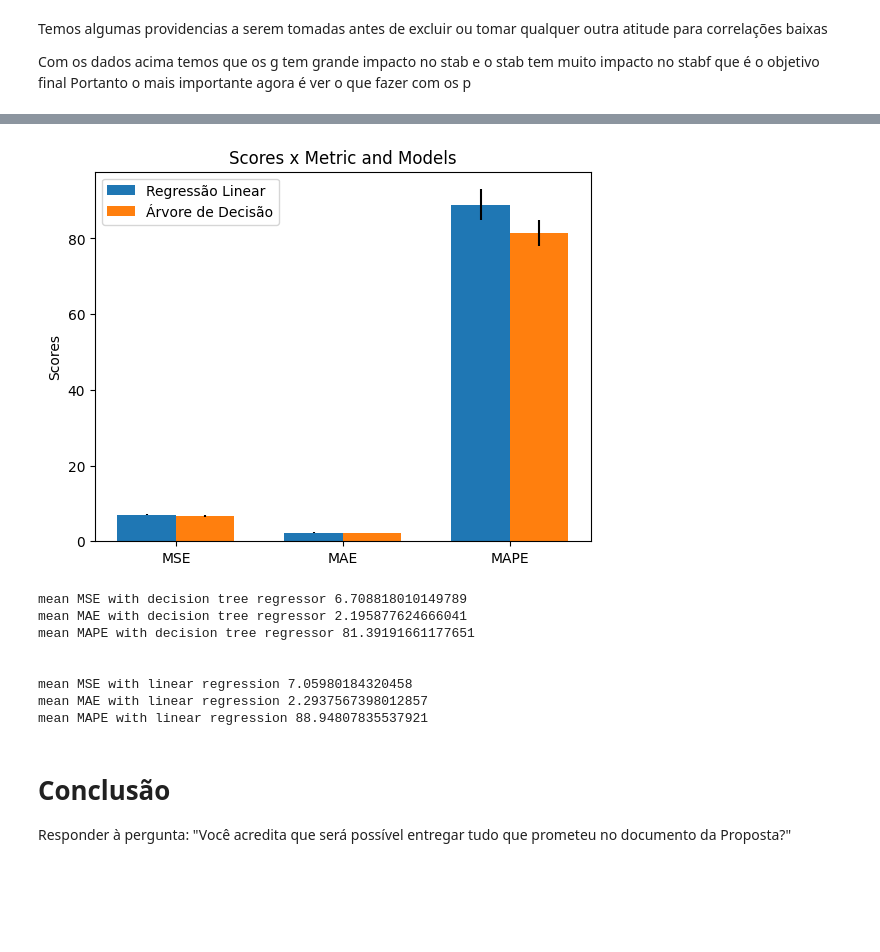
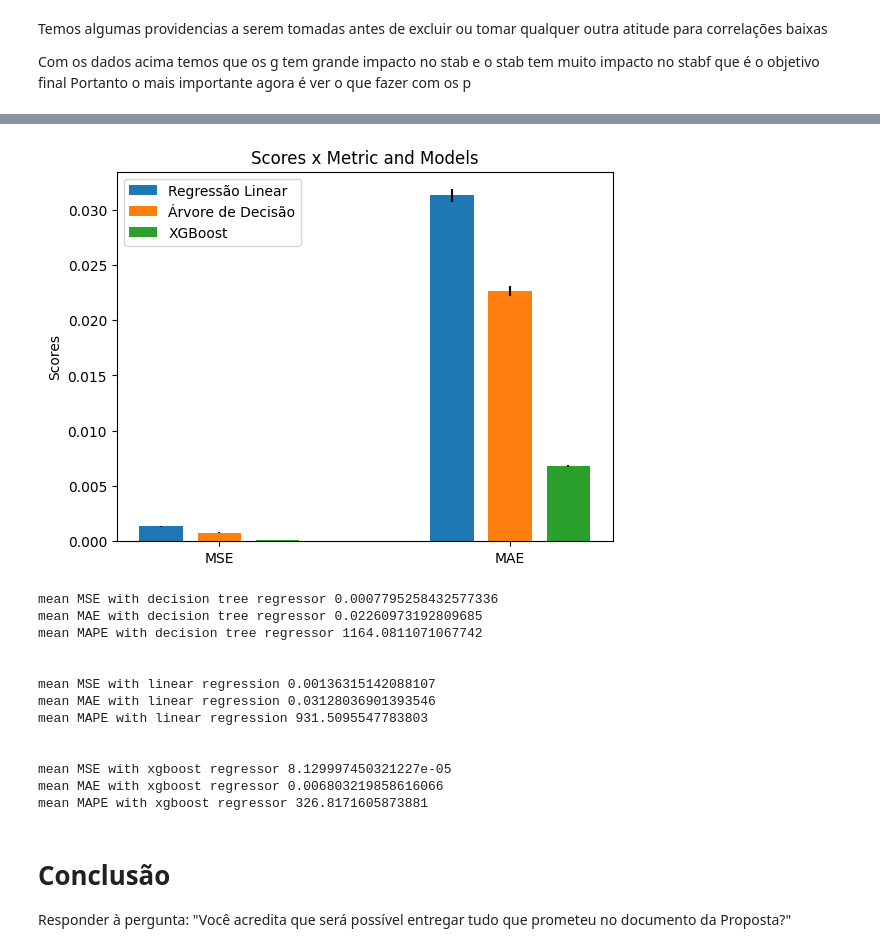
Before and after one commit to masterkey-07/smartgrid-ai-project, a Jupyter notebook: src/concept_proof.ipynb, the cells around one changed output, grey strips where cells are left out. Saved outputs shown, nothing was run; the diff lists cells and outputs as text; code cells hidden in the pictures; blank space fills up the shorter version.

```diff
--- a/src/concept_proof.ipynb
+++ b/src/concept_proof.ipynb
@@ -169,0 +65,2 @@ memory usage: 156.4 KB
+# %%
+data.drop(columns=['stabf'], inplace=True)
@@ -169,0 +71,3 @@ memory usage: 156.4 KB
+# %%
+data['p_std'] = (data['p1'] + data['p2'] + data['p3'] + data['p4']) / 4
+data['g_std'] = (data['g1'] + data['g2'] + data['g3'] + data['g4']) / 4
@@ -385,0 +121,2 @@ print(r_train)
+# %%
+data.drop(columns=['p1', 'p2', 'p3', 'p4', 'p_std', 'g_std'], inplace=True)
@@ -438,48 +205,66 @@ for i, (train_index, test_index) in enumerate(kf.split(train)):
+# %%
+def create_metrics(error_structure):
+    metrics = {'MSE': error_structure['mse'], 'MAE': error_structure['mae'], 'MAPE': error_structure['mape']}
+
+    mean_std = {metric: (np.mean(scores), np.std(scores)) for metric, scores in metrics.items()}
+
+    return mean_std
 # %%
 # Regressão Linear
-metrics_l = {'MSE': mse_l, 'MAE': mae_l, 'MAPE': mape_l}
-mean_std_l = {metric: (np.mean(scores), np.std(scores)) for metric, scores in metrics_l.items()}
 
-# Árvore de Decisão
-metrics_r= {'MSE': mse_r, 'MAE': mae_r, 'MAPE': mape_r}
-mean_std_r = {metric: (np.mean(scores), np.std(scores)) for metric, scores in metrics_r.items()}
+linear_mean_std = create_metrics(liner_regressor_data)
+tree_mean_std = create_metrics(tree_regressor_data)
+xgboost_mean_std = create_metrics(xgboost_regressor_data)
 
 # Plotando os gráficos
-metrics_labels = ['MSE', 'MAE', 'MAPE']
-width = 0.35
+
+metrics_labels = ['MSE', 'MAE']
+
+width = 0.3
 x = np.arange(len(metrics_labels))
 
 fig, ax = plt.subplots()
 
-rects1 = ax.bar(x - width/2, [mean_std_l[metric][0] for metric in metrics_labels], width, label='Regressão Linear', yerr=[mean_std_l[metric][1] for metric in metrics_labels])
-rects2 = ax.bar(x + width/2, [mean_std_r[metric][0] for metric in metrics_labels], width, label='Árvore de Decisão', yerr=[mean_std_r[metric][1] for metric in metrics_labels])
+rects1 = ax.bar(x - (width * 2)/3, [linear_mean_std[metric][0] for metric in metrics_labels], width/2, label='Regressão Linear', yerr=[linear_mean_std[metric][1] for metric in metrics_labels])
+rects2 = ax.bar(x, [tree_mean_std[metric][0] for metric in metrics_labels], width/2, label='Árvore de Decisão', yerr=[tree_mean_std[metric][1] for metric in metrics_labels])
+rects3 = ax.bar(x + (width * 2)/3, [xgboost_mean_std[metric][0] for metric in metrics_labels], width/2, label='XGBoost', yerr=[xgboost_mean_std[metric][1] for metric in metrics_labels])
 
 ax.set_ylabel('Scores')
 ax.set_title('Scores x Metric and Models')
 ax.set_xticks(x)
 ax.set_xticklabels(metrics_labels)
 ax.legend()
 
 
 plt.show()
 
-for index in mean_std_r:
-  print(f'mean {index} with decision tree regressor {mean_std_r[index][0]}')
+for index in tree_mean_std:
+  print(f'mean {index} with decision tree regressor {tree_mean_std[index][0]}')
 
 print("\n")
 
-for index in mean_std_l:
-  print(f'mean {index} with linear regression {mean_std_l[index][0]}')
+for index in linear_mean_std:
+  print(f'mean {index} with linear regression {linear_mean_std[index][0]}')
+
+print("\n")
+
+for index in xgboost_mean_std:
+  print(f'mean {index} with xgboost regressor {xgboost_mean_std[index][0]}')
 # %% [output]
-[figure, old version]
+[figure, new version]
-mean MSE with decision tree regressor 6.708818010149789
-mean MAE with decision tree regressor 2.195877624666041
-mean MAPE with decision tree regressor 81.39191661177651
+mean MSE with decision tree regressor 0.0007795258432577336
+mean MAE with decision tree regressor 0.02260973192809685
+mean MAPE with decision tree regressor 1164.0811071067742
 
 
-mean MSE with linear regression 7.05980184320458
-mean MAE with linear regression 2.2937567398012857
-mean MAPE with linear regression 88.94807835537921
+mean MSE with linear regression 0.00136315142088107
+mean MAE with linear regression 0.03128036901393546
+mean MAPE with linear regression 931.5095547783803
+
+
+mean MSE with xgboost regressor 8.129997450321227e-05
+mean MAE with xgboost regressor 0.006803219858616066
+mean MAPE with xgboost regressor 326.8171605873881
 # %% [markdown]
 # Conclusão
 
```
Also changed, not shown: parts of 42 cells of this notebook.
